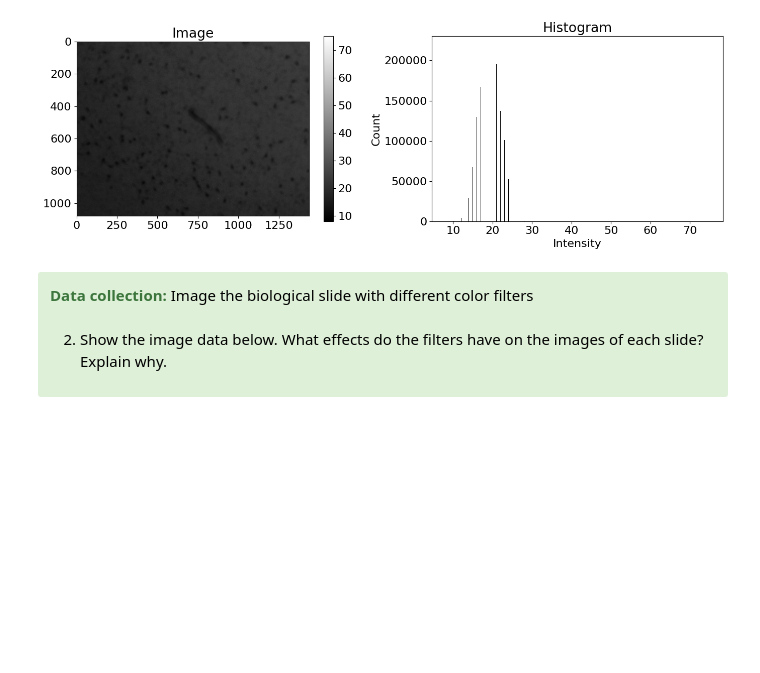
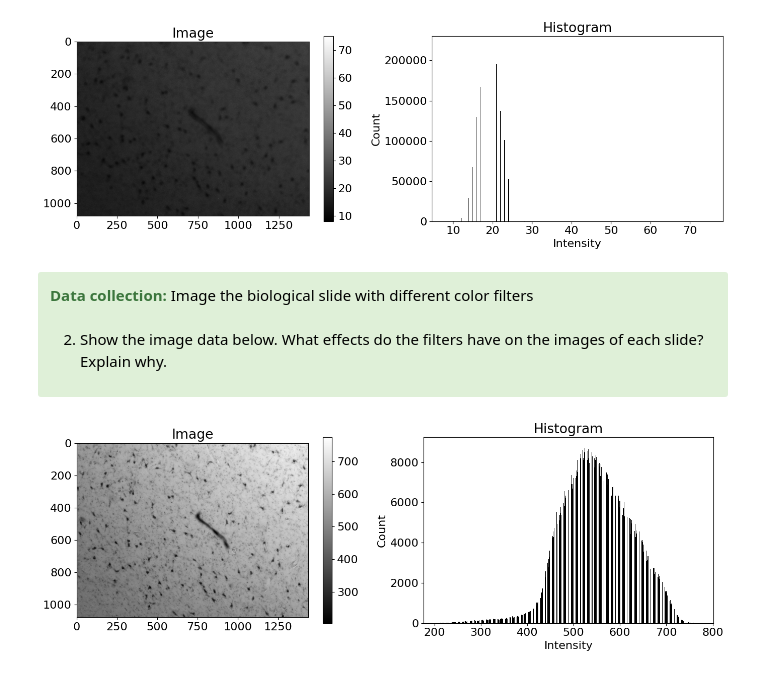
Before and after one commit to lilchromozome/Build_Imager_2025, a Jupyter notebook: Lab1/Lab1 Part1 (Clean).ipynb, the cells around one changed output. Cells and saved outputs as stored; diff of their text form; code cells hidden in the pictures; blank space fills up the shorter version.

Commit message:
more images

```diff
--- a/Lab1/Lab1 Part1 (Clean).ipynb
+++ b/Lab1/Lab1 Part1 (Clean).ipynb
@@ -668,3 +668,7 @@ Frame Range      [0.9, 34.8]
 
 </font>
 </div>
+# %%
+Image(filename=r'C:\Users\willi\OneDrive - The Webb Schools\Documents\BME Year 3\Build_Imager\Lab1\Ouput\midbrain gray.png')
+# %% [output]
+[figure, added]
```
Also changed, not shown: parts of 3 cells of this notebook, 1 other file.
